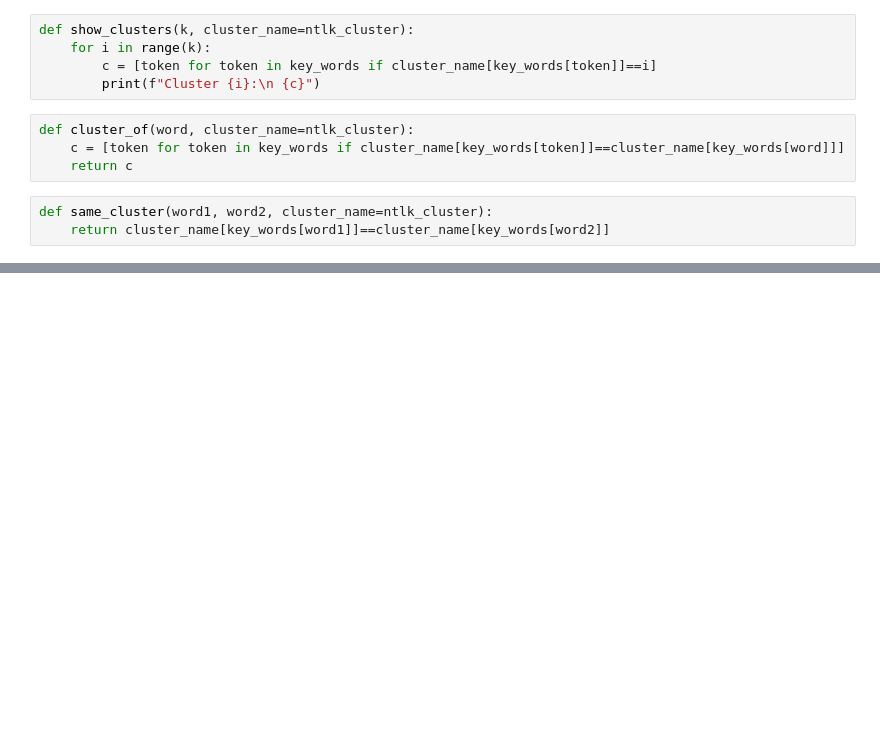
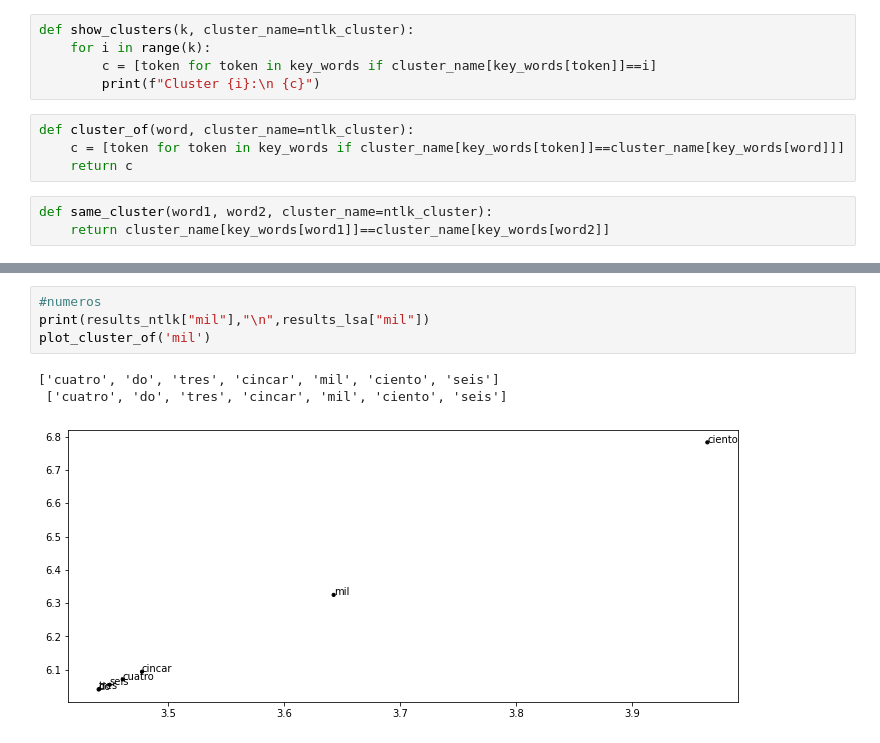
Before and after one commit to NazaGara/clustering-tm, a Jupyter notebook: clustering.ipynb, the cells around one changed output, grey strips where cells are left out. Saved outputs shown, nothing was run; the diff lists cells and outputs as text; blank space fills up the shorter version.

```diff
--- a/clustering.ipynb
+++ b/clustering.ipynb
@@ -454,0 +416,8 @@ results['él']
+# %%
+#numeros
+print(results_ntlk["mil"],"\n",results_lsa["mil"])
+plot_cluster_of('mil')
+# %% [output]
+['cuatro', 'do', 'tres', 'cincar', 'mil', 'ciento', 'seis']
+ ['cuatro', 'do', 'tres', 'cincar', 'mil', 'ciento', 'seis']
+[figure, added]
```
Also changed, not shown: parts of 28 cells of this notebook, 1 other file.
